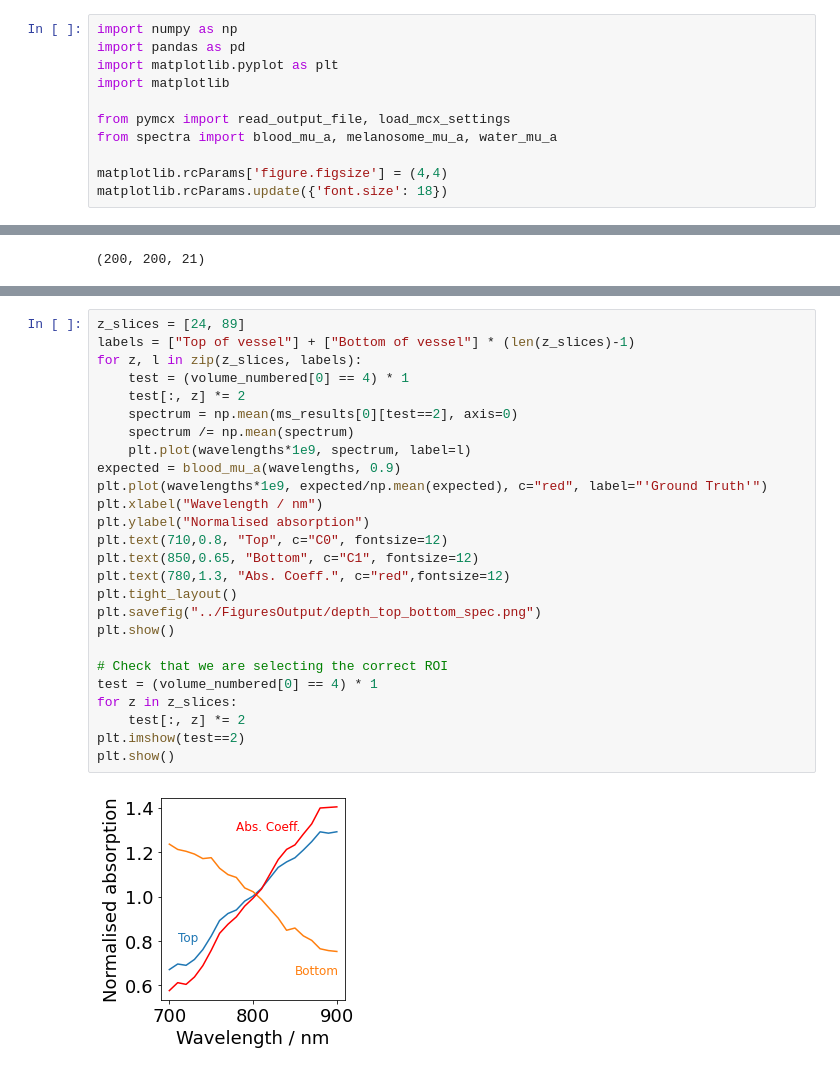
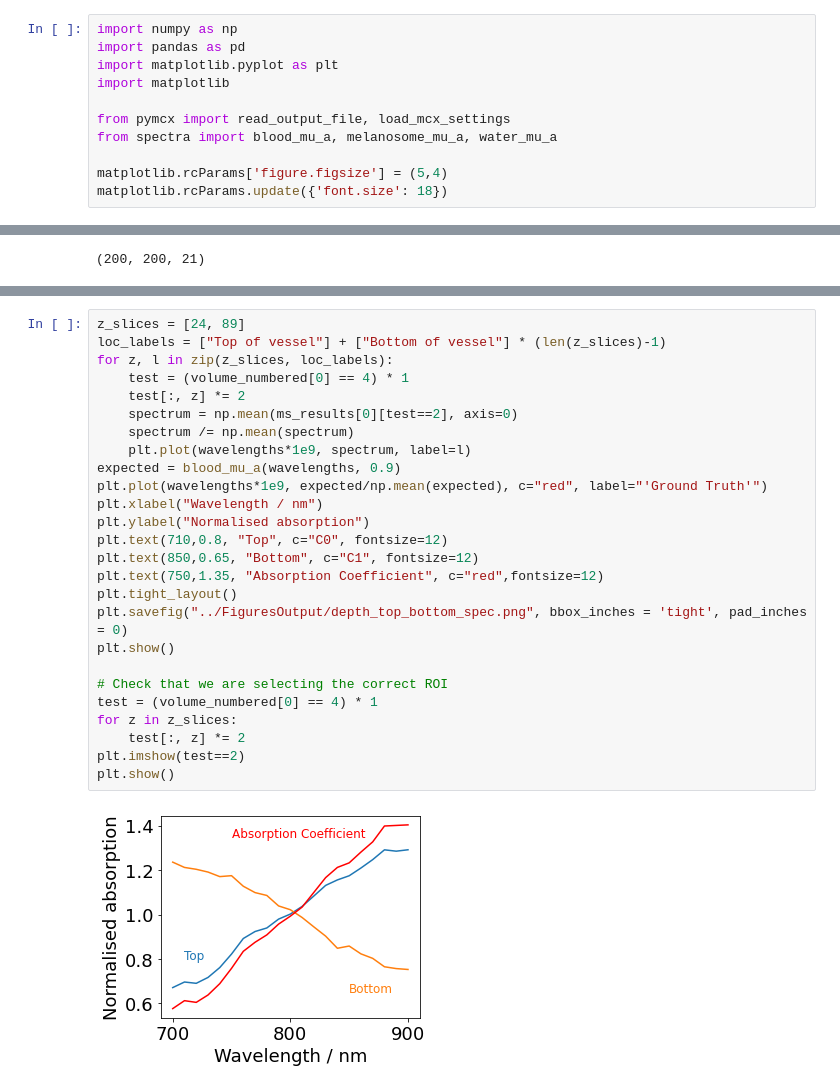
Before and after one commit to tomelse/SkinPhantomSimulations, a Jupyter notebook: Exp3/Vessel Depth Analysis.ipynb, the cells around one changed output, grey strips where cells are left out. Saved outputs shown, nothing was run; the diff lists cells and outputs as text.

Commit message:
Absorption spectra

```diff
--- a/Exp3/Vessel Depth Analysis.ipynb
+++ b/Exp3/Vessel Depth Analysis.ipynb
@@ -9,7 +9,7 @@ import matplotlib
 from pymcx import read_output_file, load_mcx_settings
 from spectra import blood_mu_a, melanosome_mu_a, water_mu_a
 
-matplotlib.rcParams['figure.figsize'] = (4,4)
+matplotlib.rcParams['figure.figsize'] = (5,4)
 matplotlib.rcParams.update({'font.size': 18})
 # %% [markdown]
 Load the list of parameters run and the files containing the output and settings files. The constant variables are removed for the summary tables.
@@ -234,29 +252,29 @@ plt.show()
 # %%
 z_slices = [24, 89]
-labels = ["Top of vessel"] + ["Bottom of vessel"] * (len(z_slices)-1)
-for z, l in zip(z_slices, labels):
+loc_labels = ["Top of vessel"] + ["Bottom of vessel"] * (len(z_slices)-1)
+for z, l in zip(z_slices, loc_labels):
     test = (volume_numbered[0] == 4) * 1
     test[:, z] *= 2
     spectrum = np.mean(ms_results[0][test==2], axis=0)
     spectrum /= np.mean(spectrum)
     plt.plot(wavelengths*1e9, spectrum, label=l)
 expected = blood_mu_a(wavelengths, 0.9)
 plt.plot(wavelengths*1e9, expected/np.mean(expected), c="red", label="'Ground Truth'")
 plt.xlabel("Wavelength / nm")
 plt.ylabel("Normalised absorption")
 plt.text(710,0.8, "Top", c="C0", fontsize=12)
 plt.text(850,0.65, "Bottom", c="C1", fontsize=12)
-plt.text(780,1.3, "Abs. Coeff.", c="red",fontsize=12)
+plt.text(750,1.35, "Absorption Coefficient", c="red",fontsize=12)
 plt.tight_layout()
-plt.savefig("../FiguresOutput/depth_top_bottom_spec.png")
+plt.savefig("../FiguresOutput/depth_top_bottom_spec.png", bbox_inches = 'tight', pad_inches = 0)
 plt.show()
 
 # Check that we are selecting the correct ROI
 test = (volume_numbered[0] == 4) * 1
 for z in z_slices:
     test[:, z] *= 2
 plt.imshow(test==2)
 plt.show()
 # %% [output]
-[figure, old version]
+[figure, new version]
 [figure]
```
Also changed, not shown: parts of 6 cells of this notebook, 33 other files.
